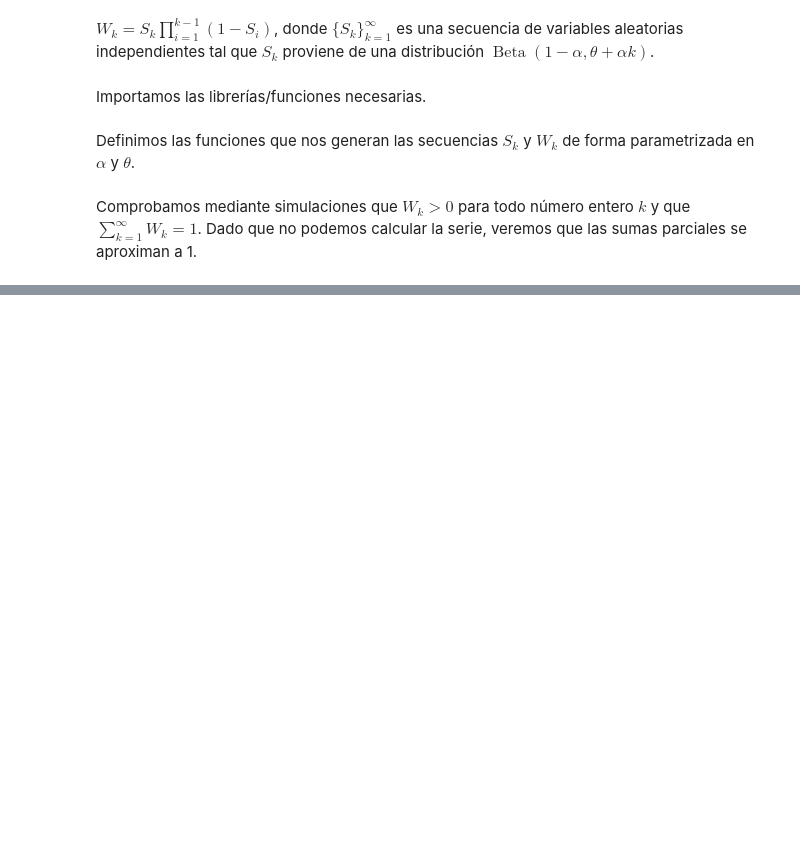
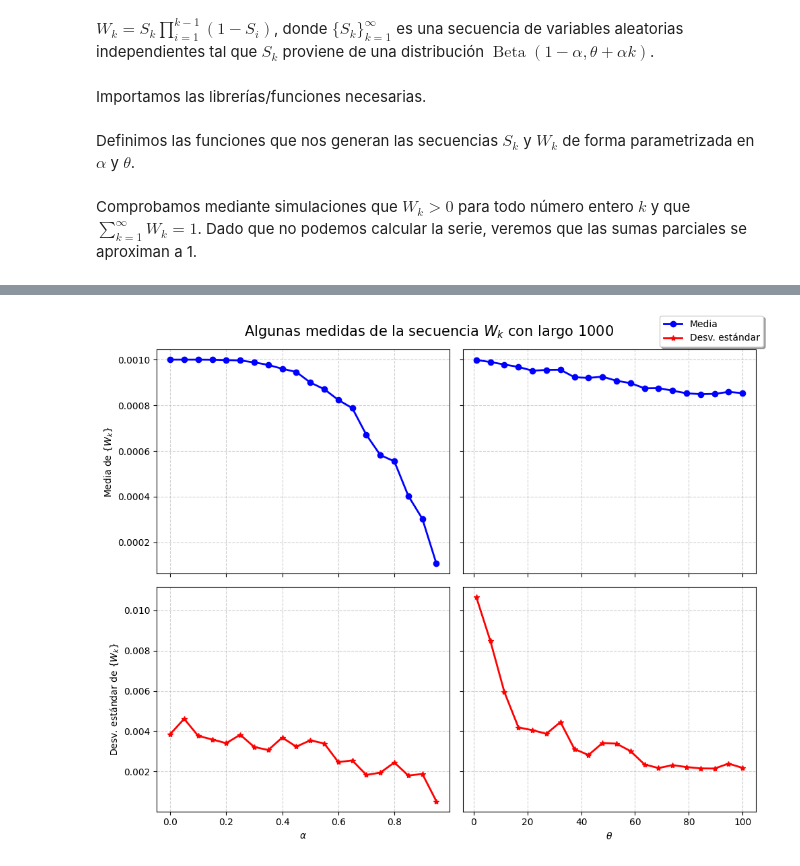
Before and after one commit to AlejandroVillazonG/MAT468, a Jupyter notebook: certamen/P3/P3_a.ipynb, the cells around one changed output, grey strips where cells are left out. Saved outputs shown, nothing was run; the diff lists cells and outputs as text; code cells hidden in the pictures; blank space fills up the shorter version.

```diff
--- a/certamen/P3/P3_a.ipynb
+++ b/certamen/P3/P3_a.ipynb
@@ -39,0 +111,39 @@ plt.xlabel('Largo secuencia');
+# %%
+k = 1000
+thetas = np.linspace(1,100,20)
+alphas = np.arange(0,1,0.05)
+alpha_ = 0.5
+theta_ = 50
+
+simulaciones = np.hstack([simular_seq_W_k(k, alpha, theta_) for alpha in alphas])
+
+fig, axs = plt.subplots(2,2,figsize=(10,8), sharey='row', sharex='col')
+axs = axs.flatten()
+axs[0].plot(alphas, simulaciones.mean(axis=0),
+            marker='o', lw=2, c='b', label='Media'
+            )
+axs[0].set_ylabel(r'Media de $\{W_k\}$')
+axs[2].plot(alphas, simulaciones.std(axis=0),
+            marker='*', lw=2, c='r'
+            )
+axs[2].set_ylabel(r'Desv. estándar de $\{W_k\}$')
+axs[2].set_xlabel(r'$\alpha$')
+
+simulaciones = np.hstack([simular_seq_W_k(k, alpha_, theta) for theta in thetas])
+
+axs[1].plot(thetas, simulaciones.mean(axis=0),
+            marker='o', lw=2, c='b'
+            )
+axs[3].plot(thetas, simulaciones.std(axis=0),
+            marker='*', lw=2, c='r', label='Desv. estándar'
+            )
+axs[3].set_xlabel(r'$\theta$')
+
+for i in range(4):
+    axs[i].grid(alpha=0.6, ls='--')
+
+fig.suptitle(f'Algunas medidas de la secuencia $W_k$ con largo {k}', size=15)
+fig.legend(shadow=True)
+fig.tight_layout()
+# %% [output]
+[figure, added]
```
Also changed, not shown: parts of 6 cells of this notebook.
